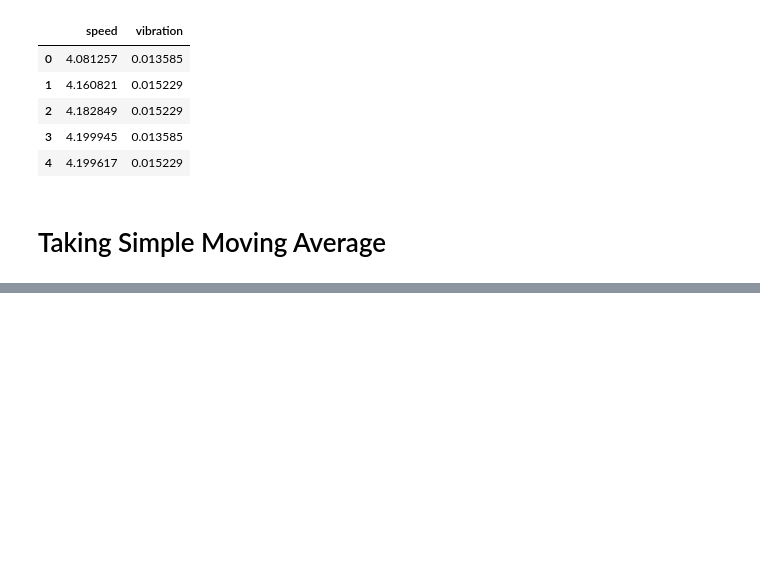
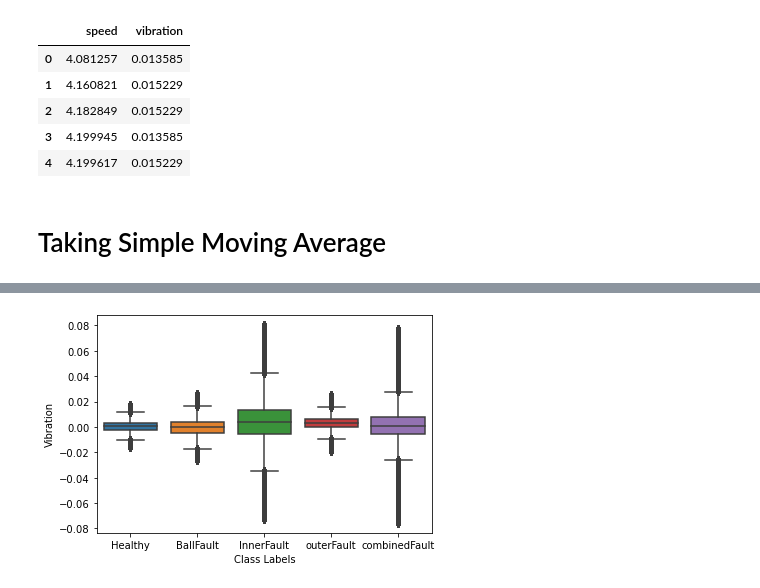
Before and after one commit to bahmad6890/machine-learning, a Jupyter notebook: merged.ipynb, the cells around one changed output, grey strips where cells are left out. Drawn from its saved outputs; the diff is of its cells as text; code cells hidden in the pictures; blank space fills up the shorter version.

```diff
--- a/merged.ipynb
+++ b/merged.ipynb
@@ -1049,0 +1152,16 @@ df
+# %%
+import numpy as np
+import matplotlib.pyplot as plt
+import pandas as pd
+import math
+from keras.models import Sequential
+from keras.layers import Dense
+from keras.layers import LSTM
+from sklearn.preprocessing import MinMaxScaler
+from sklearn.metrics import mean_squared_error, mean_absolute_error
+import seaborn as sns
+from numpy import mean
+from numpy import std
+from sklearn.preprocessing import LabelEncoder as le
+%matplotlib inline
+plt.rcParams['agg.path.chunksize'] = 10000
@@ -1049,0 +1171,8 @@ df
+# %%
+healthy = pd.read_csv('../datasets/filtered/Healthy.csv')
+combinedFault = pd.read_csv('../datasets/filtered/combinedFault.csv')
+BallFault = pd.read_csv('../datasets/filtered/BallFault.csv')
+InnerFault = pd.read_csv('../datasets/filtered/InnerFault.csv')
+outerFault = pd.read_csv('../datasets/filtered/outerFault.csv')
+
+healthy.head() , combinedFault.head() , BallFault.head(), InnerFault.head() , outerFault.head()
@@ -1049,0 +1201,8 @@ df
+# %%
+alldataset = healthy
+alldataset = alldataset.append(BallFault)
+alldataset = alldataset.append(InnerFault)
+alldataset = alldataset.append(outerFault)
+alldataset = alldataset.append(combinedFault)
+
+alldataset
@@ -1049,0 +1235,15 @@ df
+# %%
+import seaborn as sns
+g = sns.boxplot(x = 'Faults',y = 'vibration_SMA', data = alldataset)
+
+#plt.legend(loc=2)
+plt.ylabel("Vibration")
+plt.xlabel("Class Labels")
+#plt.tick_params(axis='both',labelsize=14)
+
+#g.legend(loc= 'upper right')
+#g.legend_.set_title('Faults')
+
+plt.savefig("../figures/filtered/vibration amplitudes vs speed.png", bbox_inches='tight', dpi=1200)
+# %% [output]
+[figure, added]
```
Also changed, not shown: parts of 28 cells of this notebook.
